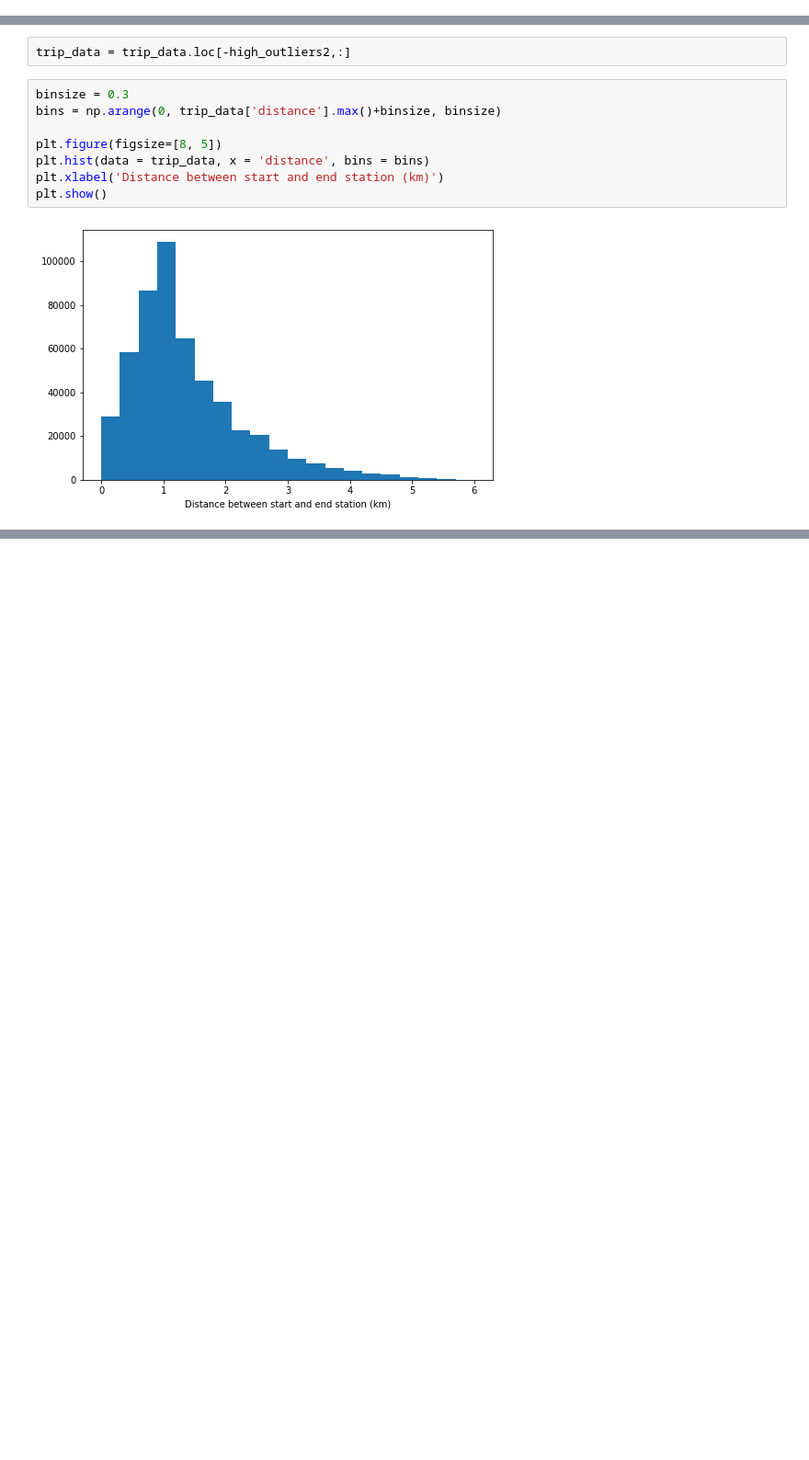
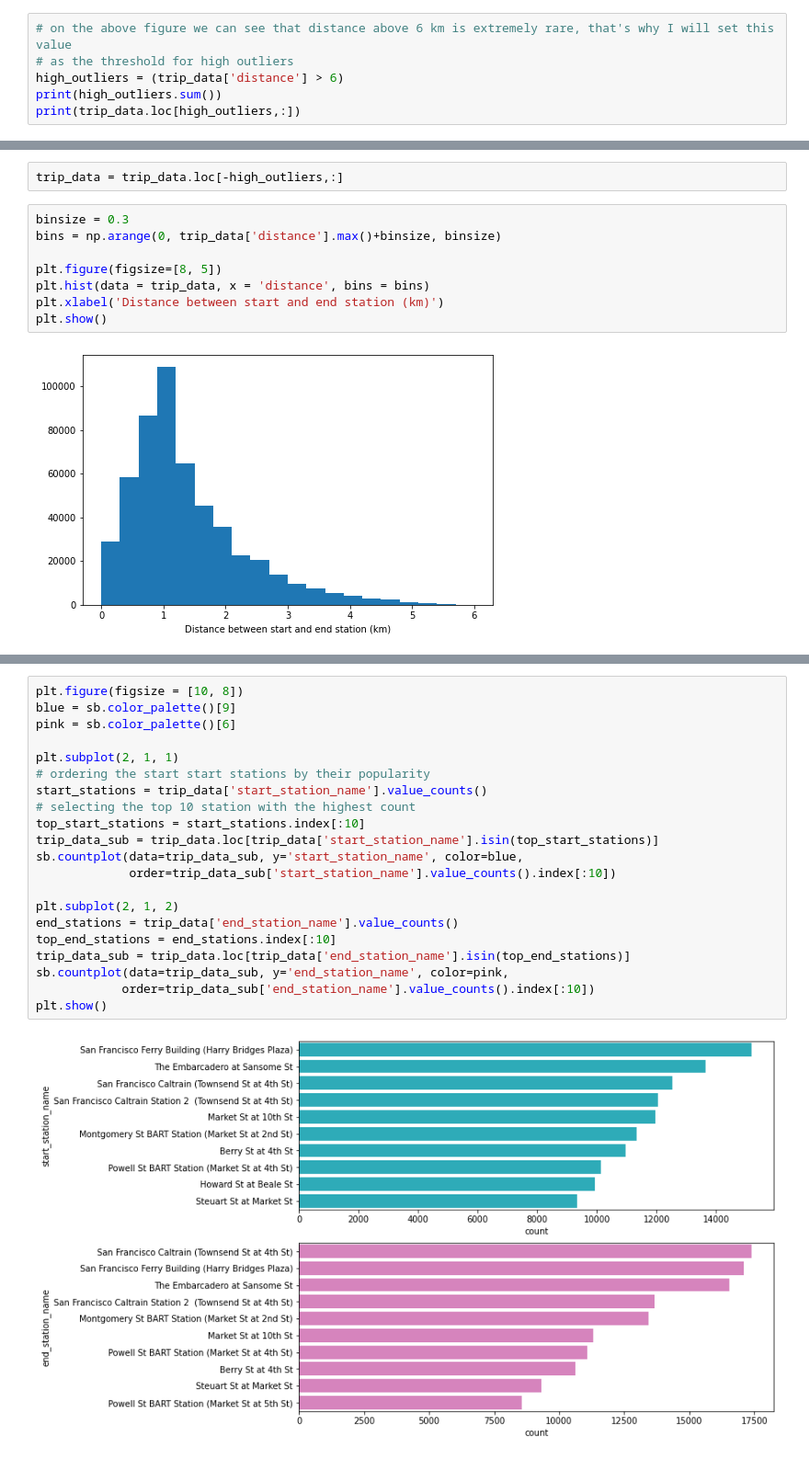
Before and after one commit to maggiekiraga/udacity-data-visualizations, a Jupyter notebook: exploratory_data_visualizations.ipynb, the cells around one changed output, grey strips where cells are left out. Shown at 92% size. Cells and saved outputs as stored; diff of their text form; blank space fills up the shorter version.

```diff
--- a/exploratory_data_visualizations.ipynb
+++ b/exploratory_data_visualizations.ipynb
@@ -267,0 +271,6 @@ print(trip_data.loc[high_outliers2,:])
+# %%
+# on the above figure we can see that distance above 6 km is extremely rare, that's why I will set this value
+# as the threshold for high outliers
+high_outliers = (trip_data['distance'] > 6)
+print(high_outliers.sum())
+print(trip_data.loc[high_outliers,:])
@@ -270,5 +297,5 @@ Here the investigation of the outliers showed that only about 0.03% (131 values)
 # %%
-trip_data = trip_data.loc[-high_outliers2,:]
+trip_data = trip_data.loc[-high_outliers,:]
 # %%
 binsize = 0.3
 bins = np.arange(0, trip_data['distance'].max()+binsize, binsize)
@@ -401,0 +313,23 @@ the quote-formatted guide notes like this one before you finish your report!
+# %%
+plt.figure(figsize = [10, 8])
+blue = sb.color_palette()[9]
+pink = sb.color_palette()[6]
+
+plt.subplot(2, 1, 1)
+# ordering the start start stations by their popularity
+start_stations = trip_data['start_station_name'].value_counts()
+# selecting the top 10 station with the highest count
+top_start_stations = start_stations.index[:10]
+trip_data_sub = trip_data.loc[trip_data['start_station_name'].isin(top_start_stations)]
+sb.countplot(data=trip_data_sub, y='start_station_name', color=blue,
+             order=trip_data_sub['start_station_name'].value_counts().index[:10])
+
+plt.subplot(2, 1, 2)
+end_stations = trip_data['end_station_name'].value_counts()
+top_end_stations = end_stations.index[:10]
+trip_data_sub = trip_data.loc[trip_data['end_station_name'].isin(top_end_stations)]
+sb.countplot(data=trip_data_sub, y='end_station_name', color=pink,
+            order=trip_data_sub['end_station_name'].value_counts().index[:10])
+plt.show()
+# %% [output]
+[figure, added]
```
Also changed, not shown: parts of 61 cells of this notebook.
